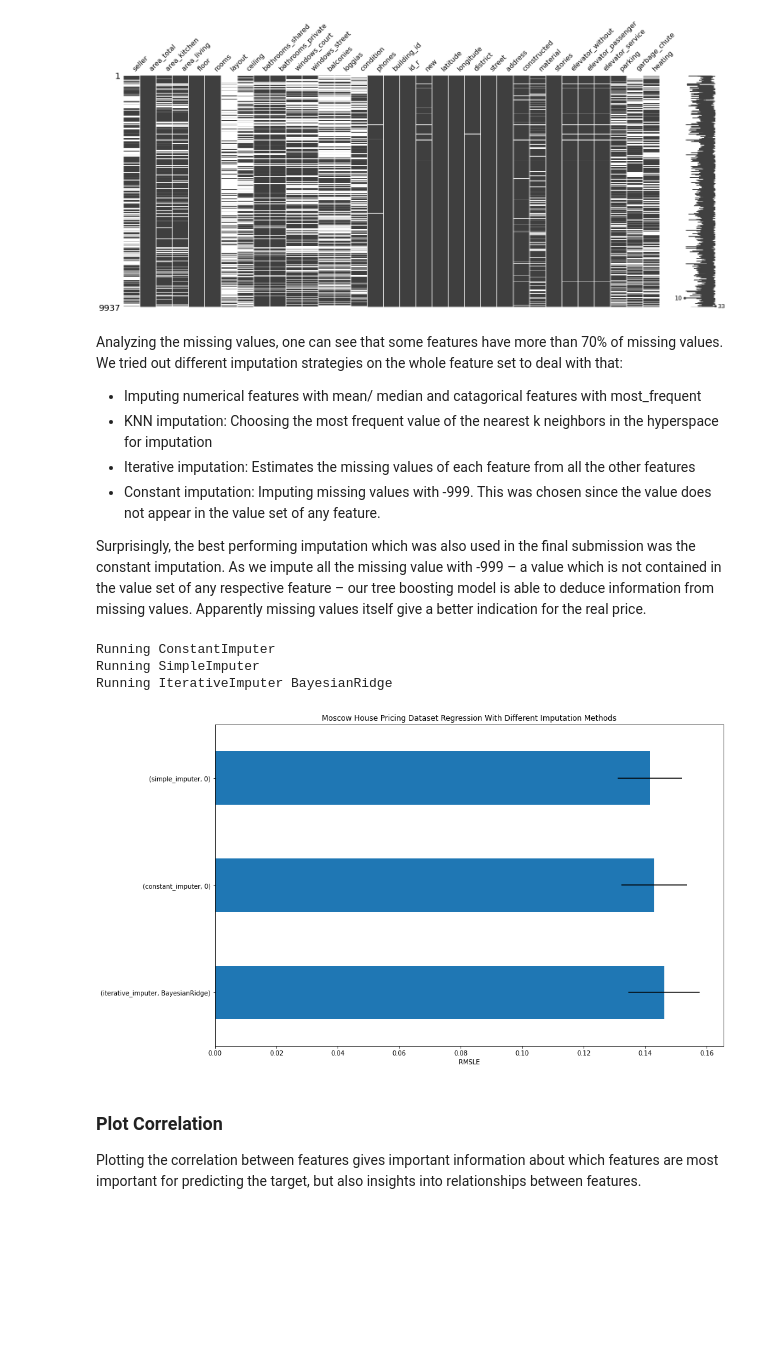
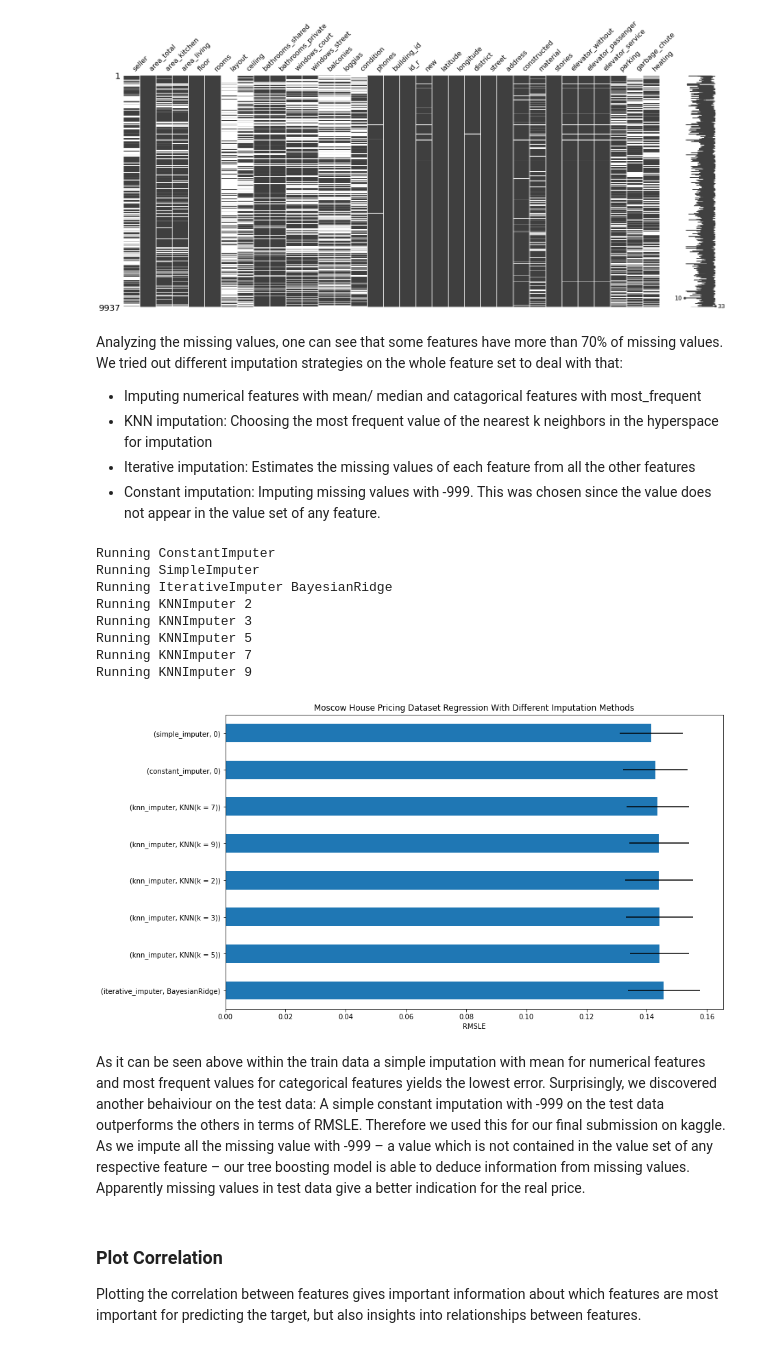
Before and after one commit to kirill-menke/house-pricing-prediction, a Jupyter notebook: group97_long_notebook.ipynb, the cells around one changed output. Saved outputs shown, nothing was run; the diff lists cells and outputs as text; code cells hidden in the pictures; blank space fills up the shorter version.

```diff
--- a/group97_long_notebook.ipynb
+++ b/group97_long_notebook.ipynb
@@ -114,19 +114,15 @@ Analyzing the missing values, one can see that some features have more than 70%
 - KNN imputation: Choosing the most frequent value of the nearest k neighbors in the hyperspace for imputation
 - Iterative imputation: Estimates the missing values of each feature from all the other features
 - Constant imputation: Imputing missing values with -999. This was chosen since the value does not appear in the value set of any feature.
-
-
-Surprisingly, the best performing imputation which was also used in the final submission was the constant imputation. As we impute all the missing value with -999 – a value which is not contained in the value set of any respective feature – our tree boosting model is able to deduce information from missing values. Apparently missing values itself give a better indication for the real price.
-# %%
-train_df['address'] = LabelEncoder().fit_transform(train_df['address'])
-train_df['street'] = LabelEncoder().fit_transform(train_df['street'])
-
-y = train_df.price
-X = train_df.drop("price", axis=1)
 # %%
 def rmsle(y_true, y_pred):
     return np.sqrt(mean_squared_log_error(y_true, y_pred))
 # %%
+y = train_df.price
+X = train_df.drop("price", axis=1)
+X['address'] = LabelEncoder().fit_transform(X['address'])
+X['street'] = LabelEncoder().fit_transform(X['street'])
+
 np.random.seed(42)
 
 model_lgbm = LGBMRegressor(max_depth=6, n_estimators=1200, learning_rate=0.1)
@@ -177,15 +173,23 @@ final_scores = pd.concat([ii_scores, knn_scores, si_scores, ci_scores], axis=1,
 Running ConstantImputer
 Running SimpleImputer
 Running IterativeImputer BayesianRidge
+Running KNNImputer 2
+Running KNNImputer 3
+Running KNNImputer 5
+Running KNNImputer 7
+Running KNNImputer 9
 # %%
 fig, ax = plt.subplots(figsize=(14, 8))
 
 means, errors = final_scores.mean().sort_values(ascending=False), final_scores.std()
 means.plot.barh(xerr=errors, ax=ax)
 
 ax.set_title("Moscow House Pricing Dataset Regression With Different Imputation Methods")
 ax.set_xlabel("RMSLE")
 ax.set_yticks(np.arange(means.shape[0]))
-plt.tight_layout(pad=1)
+plt.tight_layout(pad=5)
 # %% [output]
-[figure, old version]
+[figure, new version]
+# %% [markdown]
+As it can be seen above within the train data a simple imputation with mean for numerical features and most frequent values for categorical features yields the lowest error.
+Surprisingly, we discovered another behaiviour on the test data: A simple constant imputation with -999 on the test data outperforms the others in terms of RMSLE. Therefore we used this for our final submission on kaggle. As we impute all the missing value with -999 – a value which is not contained in the value set of any respective feature – our tree boosting model is able to deduce information from missing values. Apparently missing values in test data give a better indication for the real price.
```
Also changed, not shown: parts of 33 cells of this notebook.
